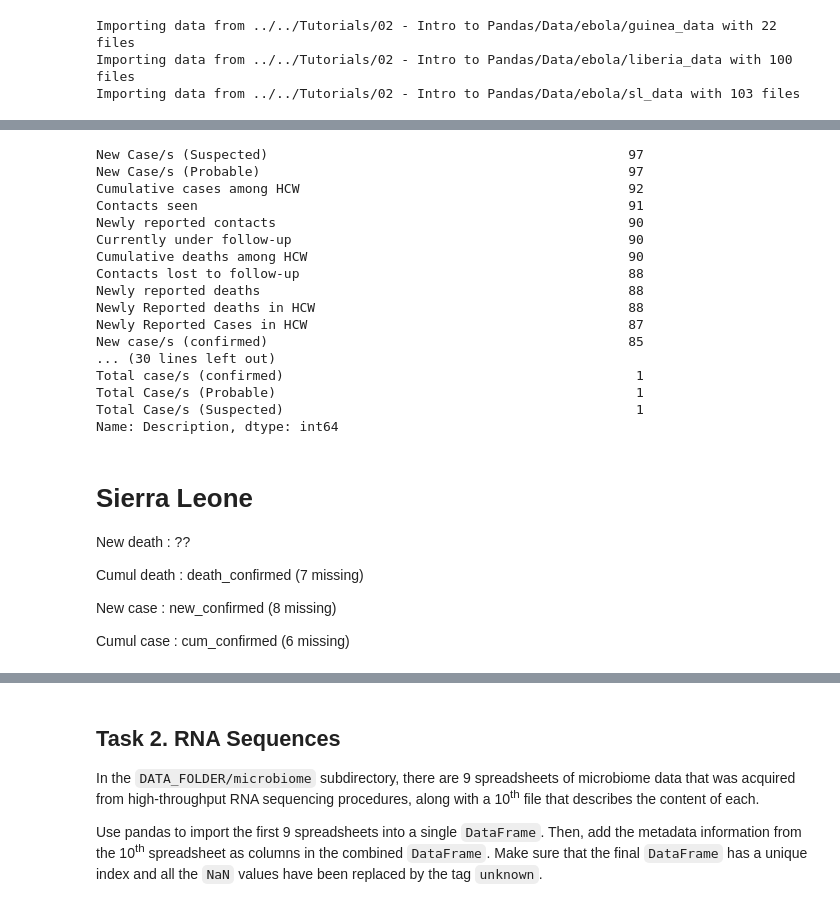
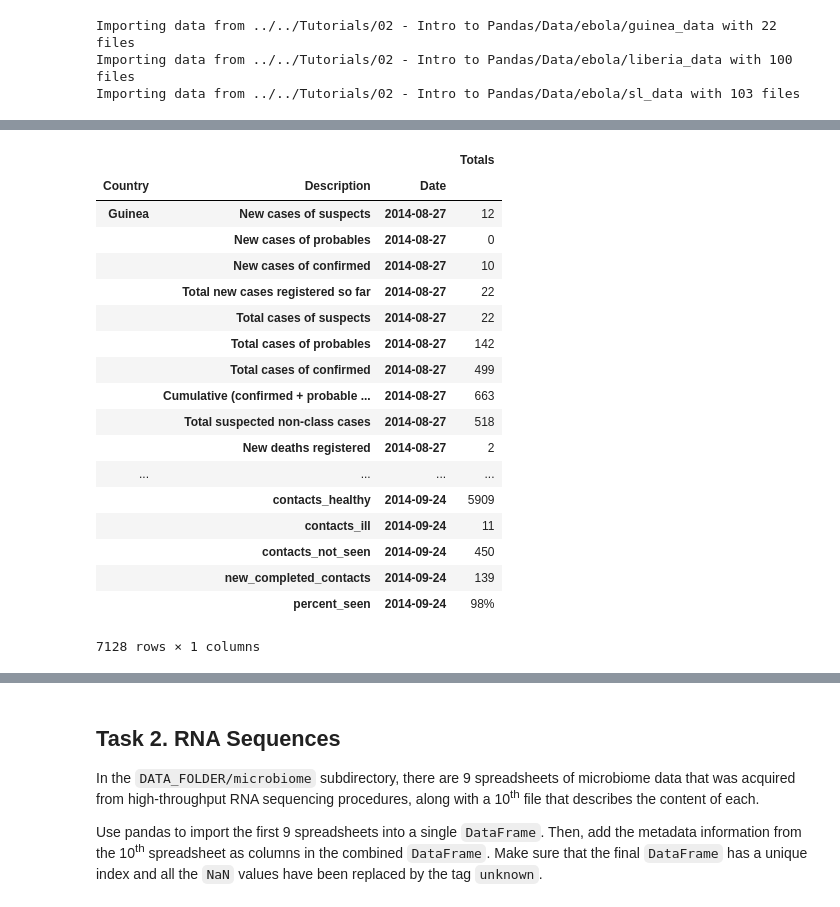
Before and after one commit to Polymere/ADA_Group, a Jupyter notebook: Homework/01 - Pandas and Data Wrangling/Homework 1.ipynb, the cells around one changed output, grey strips where cells are left out. Saved outputs shown, nothing was run; the diff lists cells and outputs as text; code cells hidden in the pictures.

```diff
--- a/Homework/01 - Pandas and Data Wrangling/Homework 1.ipynb
+++ b/Homework/01 - Pandas and Data Wrangling/Homework 1.ipynb
@@ -45,26 +45,15 @@ def importData (country):
         else:
             data=pd.merge(data, cur,how='outer')
     data.columns=namingStandard
-    data['Month']=pd.PeriodIndex(data['Date'], freq='M')
-    #data['Day']=pd.PeriodIndex(data['Date'],freq='D')
+    #data['Month']=pd.PeriodIndex(data['Date'], freq='M')
     data['Date']=pd.PeriodIndex(data['Date'],freq='D')
+    data['Country']=[country]*len(data)
 
-    data['Country']=[country]*len(data)
-    #data=data.dropna()
-    #data=data.set_index(['Country','Date','Description'])
     return data
 
 data1=importData('Guinea')
 data2=importData('Liberia')
 data3=importData('Sierra Leone')
-
-data1_noNan=data1.dropna()
-data2_noNan=data2.dropna()
-data3_noNan=data3.dropna()
-
-data1_byDate=data1.set_index(['Date'])
-data2_byDate=data2.set_index(['Date'])
-data3_byDate=data3.set_index(['Date'])
 # %% [output]
 Importing data from ../../Tutorials/02 - Intro to Pandas/Data/ebola/guinea_data with 22 files
 Importing data from ../../Tutorials/02 - Intro to Pandas/Data/ebola/liberia_data with 100 files
@@ -86,33 +61,24 @@ Cumul case : Total confirmed cases (19 missing)
-# %%
-print(data2_noNan.Description.value_counts())
-# %% [output]
-New Case/s (Suspected)                                              97
-New Case/s (Probable)                                               97
-Cumulative cases among HCW                                          92
-Contacts seen                                                       91
-Newly reported contacts                                             90
-Currently under follow-up                                           90
-Cumulative deaths among HCW                                         90
-Contacts lost to follow-up                                          88
-Newly reported deaths                                               88
-Newly Reported deaths in HCW                                        88
-Newly Reported Cases in HCW                                         87
-New case/s (confirmed)                                              85
-... (30 lines left out)
-Total case/s (confirmed)                                             1
-Total Case/s (Probable)                                              1
-Total Case/s (Suspected)                                             1
-Name: Description, dtype: int64
-# %% [markdown]
-# Sierra Leone
-New death : ??
-
-Cumul death : death_confirmed (7 missing)
-
-New case : new_confirmed (8 missing)
-
-Cumul case : cum_confirmed (6 missing)
 # %%
 dataFull=data1.append([data2,data3])
 data_h1=dataFull.set_index(['Country','Description','Date'])
-data_h2=dataFull.set_index(['Country','Date','Description'])
+data_h1
+# %% [output]
+|  |  |  | Totals |
+| Country | Description | Date |  |
+| Guinea | New cases of suspects | 2014-08-27 | 12 |
+|  | New cases of probables | 2014-08-27 | 0 |
+|  | New cases of confirmed | 2014-08-27 | 10 |
+|  | Total new cases registered so far | 2014-08-27 | 22 |
+|  | Total cases of suspects | 2014-08-27 | 22 |
+|  | Total cases of probables | 2014-08-27 | 142 |
+|  | Total cases of confirmed | 2014-08-27 | 499 |
+|  | Cumulative (confirmed + probable ... | 2014-08-27 | 663 |
+|  | Total suspected non-class cases | 2014-08-27 | 518 |
+|  | New deaths registered | 2014-08-27 | 2 |
+| ... | ... | ... | ... |
+|  | contacts_healthy | 2014-09-24 | 5909 |
+|  | contacts_ill | 2014-09-24 | 11 |
+|  | contacts_not_seen | 2014-09-24 | 450 |
+|  | new_completed_contacts | 2014-09-24 | 139 |
+|  | percent_seen | 2014-09-24 | 98% |
+7128 rows × 1 columns
```
Also changed, not shown: parts of 18 cells of this notebook.
